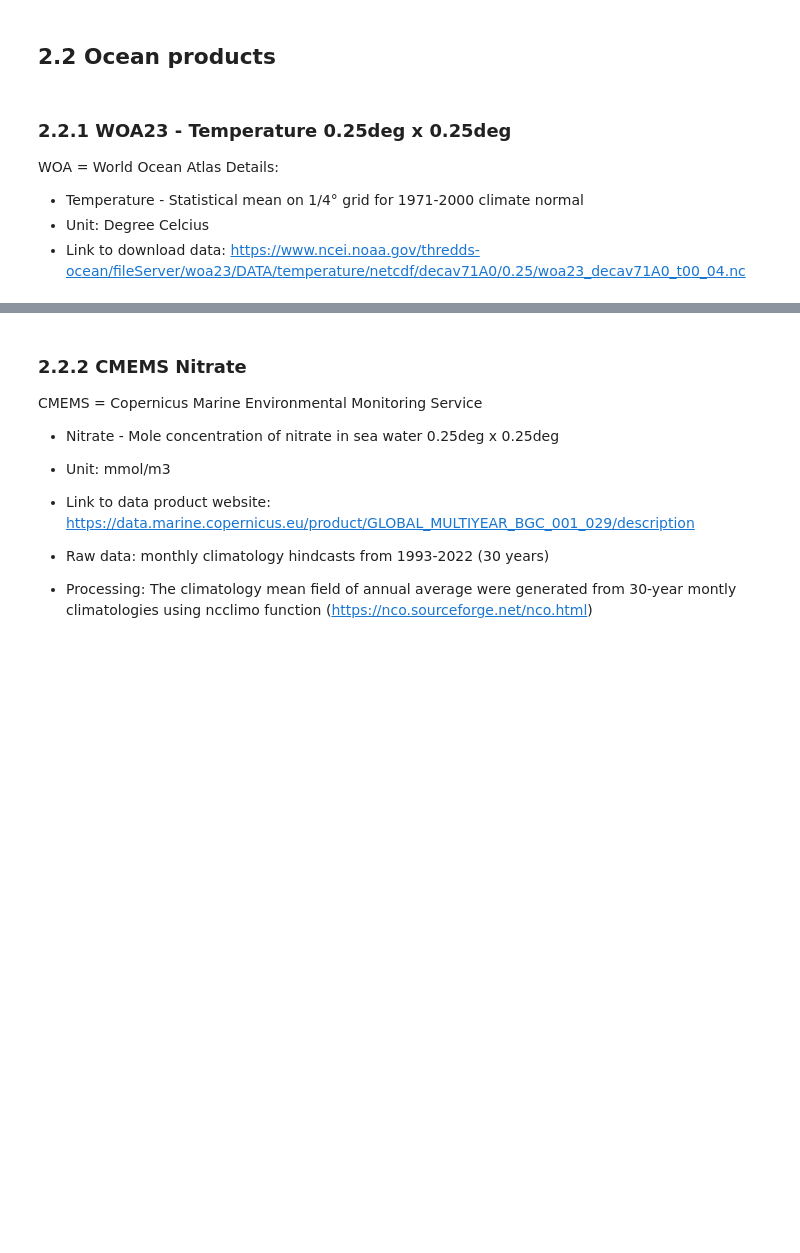
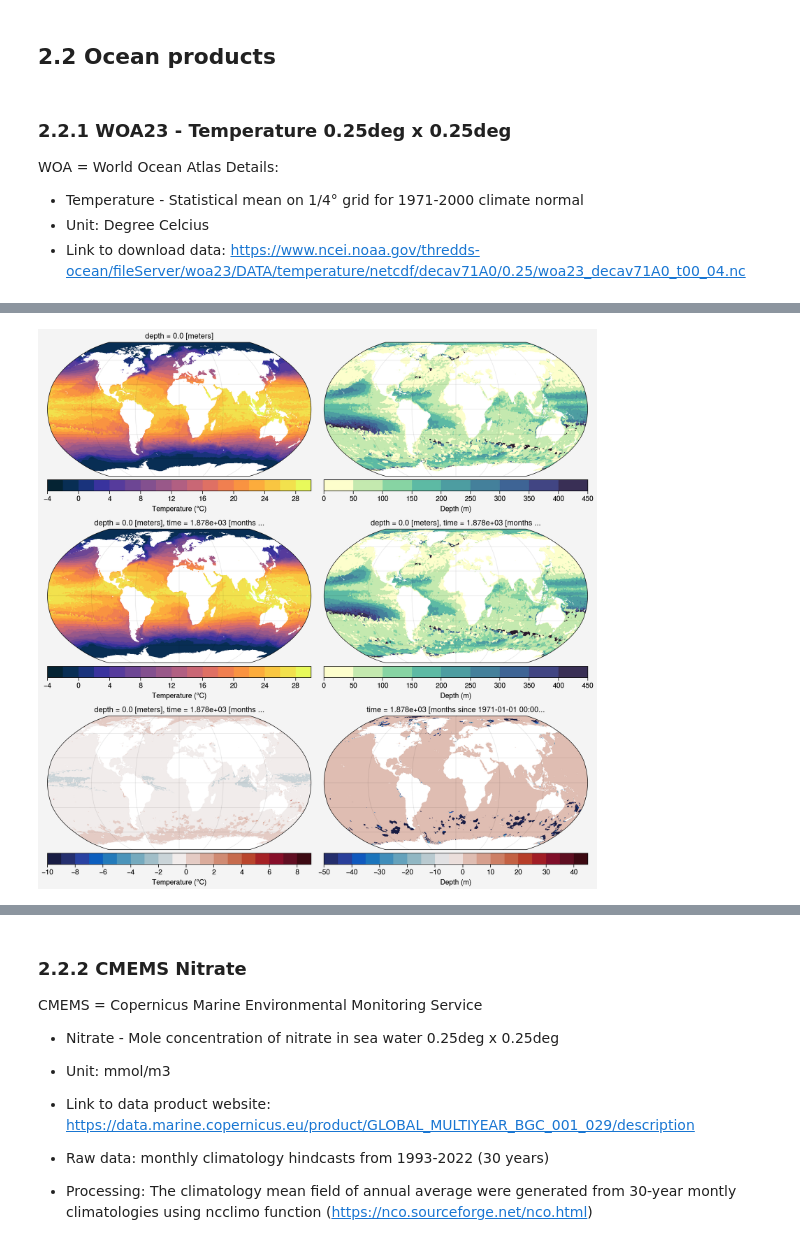
Before and after one commit to PaleoLipidRR/nutrient-effect-on-TEX, a Jupyter notebook: ipynb_files/SI_code1_PreProcessing.ipynb, the cells around one changed output, grey strips where cells are left out. Saved outputs shown, nothing was run; the diff lists cells and outputs as text; code cells hidden in the pictures; blank space fills up the shorter version.

Commit message:
Optimize code for thermocline-related calculations

```diff
--- a/ipynb_files/SI_code1_PreProcessing.ipynb
+++ b/ipynb_files/SI_code1_PreProcessing.ipynb
@@ -564,6 +588,6 @@ Details:
 fpath2 = fr'{local_documents_path}/Postdoc/TEXAS-PSM/netcdf/WOA-database/WOA23/WOA-decav'
 ts = xr.open_dataset(os.path.join(fpath2,'woa23_decav71A0_t00_04.nc'),decode_times=False).drop('time')
 
-T_da = ts.t_an.load()
+T_da = ts.isel(time=0).t_an.load()
 T_da
 # %% [output]
@@ -602,0 +611,5 @@ ax.colorbar(m, loc='r', label='Temperature ($^\circ$C)',
+# %%
+fpath = fr'{local_documents_path}/Postdoc/TEXAS-PSM/netcdf/WOA-database/WOA23/calculated-properties'
+fname = 'WOA23_mingrad_thermocline_integral_04degReso_revised.nc'
+thermocline_T_integral_da = xr.open_dataset(os.path.join(fpath,fname),decode_times=False).thermo_integral.load()
+thermocline_T_integral_da
@@ -602,0 +636,6 @@ ax.colorbar(m, loc='r', label='Temperature ($^\circ$C)',
+# %%
+fpath = fr'{local_documents_path}/Postdoc/TEXAS-PSM/netcdf/WOA-database/WOA23/calculated-properties'
+fname = 'WOA23_mingrad_thermocline_depth_04degReso_revised.nc'
+
+thermocline_depth_da = xr.open_dataset(os.path.join(fpath,fname),decode_times=False).thermo_depth.load()
+thermocline_depth_da
@@ -602,0 +754,74 @@ ax.colorbar(m, loc='r', label='Temperature ($^\circ$C)',
+# %%
+fig, axs = plot.subplots(proj='robin',width=10,nrows=3,ncols=2)
+ax = axs[0,0]
+
+m = thermocline_depthIntegral_T_da.plot(ax=ax,
+                        cmap='cmo.thermal',
+                        add_colorbar=False,
+                        levels=np.arange(-4,31,2),
+                        )
+ax.colorbar(m, loc='b', label='Temperature (\N{DEGREE SIGN}C)',
+            ticks=np.arange(-4,31,4),
+            tickminor=False,
+            )
+
+ax = axs[0,1]
+m = thermoT_depth_da.plot(ax=ax,
+                cmap='cmo.deep',
+                add_colorbar=False,
+                levels=np.arange(0,500,50),
+                )
+ax.colorbar(m, loc='b', label='Depth (m)',
+            ticks=np.arange(0,500,50),
+            tickminor=False,
+            )
+
+
+
+### add contour line of 28 degree isotherm of the calculated thermocline dataarray
+ax = axs[1,0]
+m=thermocline_T_integral_da.plot(ax=ax,
+                                cmap='cmo.thermal',
+                                levels=np.arange(-4,31,2),
+                                add_colorbar=False,
+                                )
+ax.colorbar(m, loc='b', label='Temperature (\N{DEGREE SIGN}C)',
+            ticks=np.arange(-4,31,4),
+            tickminor=False,
+            )
+
+ax = axs[1,1]
+m=thermocline_depth_da.plot(ax=ax,
+                            cmap='cmo.deep',
+                            levels=np.arange(0,500,50),
+                            add_colorbar=False,
+                            )
+ax.colorbar(m, loc='b', label='Depth (m)',
+            ticks=np.arange(0,500,50),
+            tickminor=False,
+            )
+#########################################3
+ax = axs[2,0]
+diff = thermocline_depthIntegral_T_da-thermocline_T_integral_da
+m = diff.plot(ax=ax,
+              cmap='cmo.balance',
+              levels=np.arange(-10,10,1),
+              add_colorbar=False,
+              )
+ax.colorbar(m,label='Temperature (\N{DEGREE SIGN}C)',loc='b',
+            ticks=np.arange(-10,10,1),
+            tickminor=False,
+            )
+
+ax = axs[2,1]
+depth_diff = thermoT_depth_da-thermocline_depth_da
+m = depth_diff.plot(ax=ax,
+                    cmap='cmo.balance',
+                    levels=np.arange(-50,50,5),
+                    add_colorbar=False,
+                    )
+ax.colorbar(m,label='Depth (m)',loc='b',
+            ticks=np.arange(-50,50,5),
+            tickminor=False,
+            )
+# %% [output]
@@ -602,0 +829 @@ ax.colorbar(m, loc='r', label='Temperature ($^\circ$C)',
+[figure, added]
```
Also changed, not shown: parts of 38 cells of this notebook, 4 other files.
